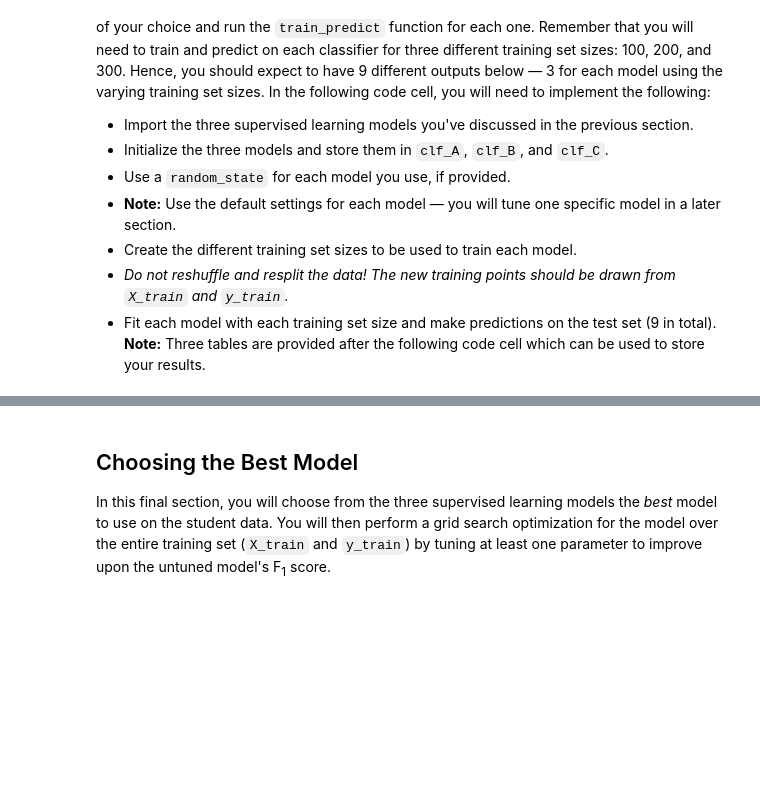
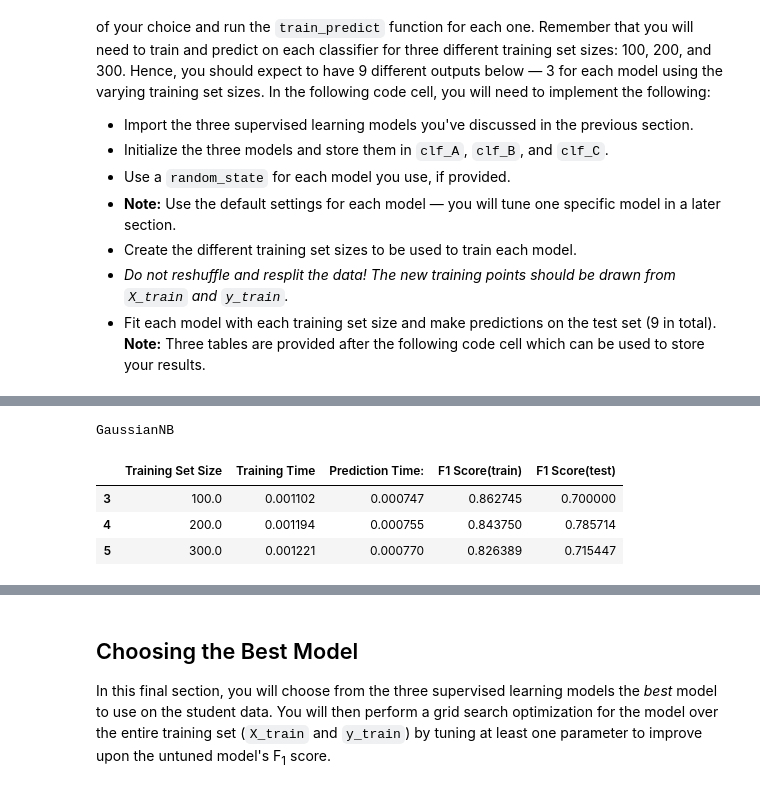
Before and after one commit to helenabdr/student_intervention, a Jupyter notebook: student_intervention/student_intervention.ipynb, the cells around one changed output, grey strips where cells are left out. Saved outputs shown, nothing was run; the diff lists cells and outputs as text; code cells hidden in the pictures; blank space fills up the shorter version.

```diff
--- a/student_intervention/student_intervention.ipynb
+++ b/student_intervention/student_intervention.ipynb
@@ -300,0 +302,9 @@ Edit the cell below to see how a table can be designed in [Markdown](https://git
+# %%
+print(model_set[1][0])
+answer_df[3:6]
+# %% [output]
+GaussianNB
+|  | Training Set Size | Training Time | Prediction Time: | F1 Score(train) | F1 Score(test) |
+| 3 | 100.0 | 0.001102 | 0.000747 | 0.862745 | 0.700000 |
+| 4 | 200.0 | 0.001194 | 0.000755 | 0.843750 | 0.785714 |
+| 5 | 300.0 | 0.001221 | 0.000770 | 0.826389 | 0.715447 |
```
Also changed, not shown: parts of 21 cells of this notebook.
